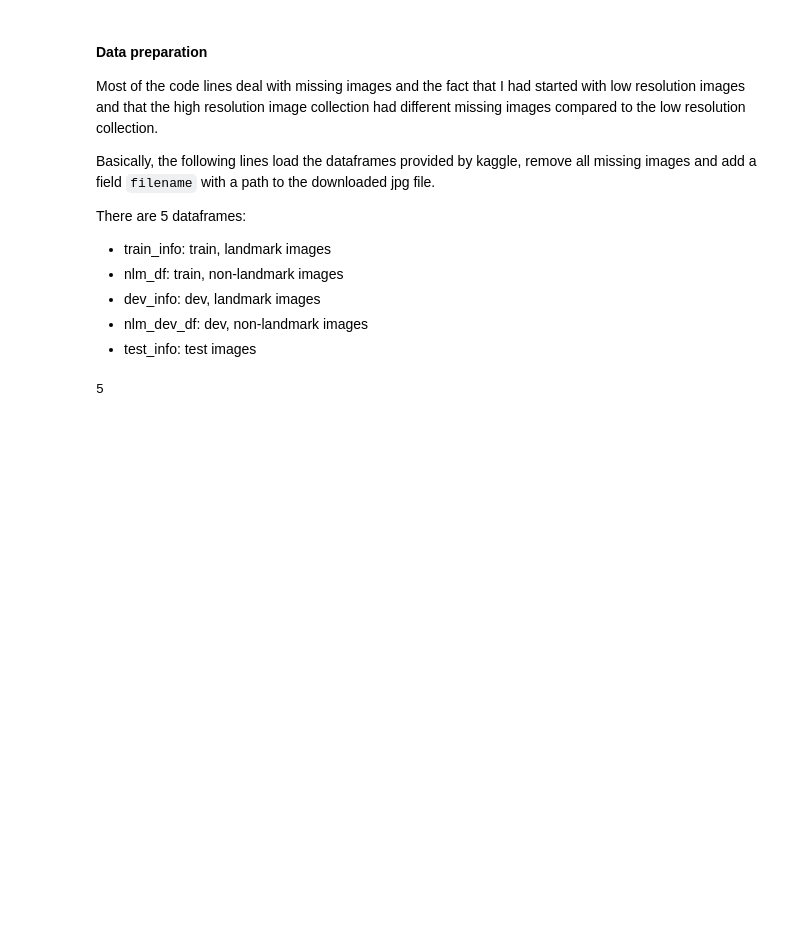
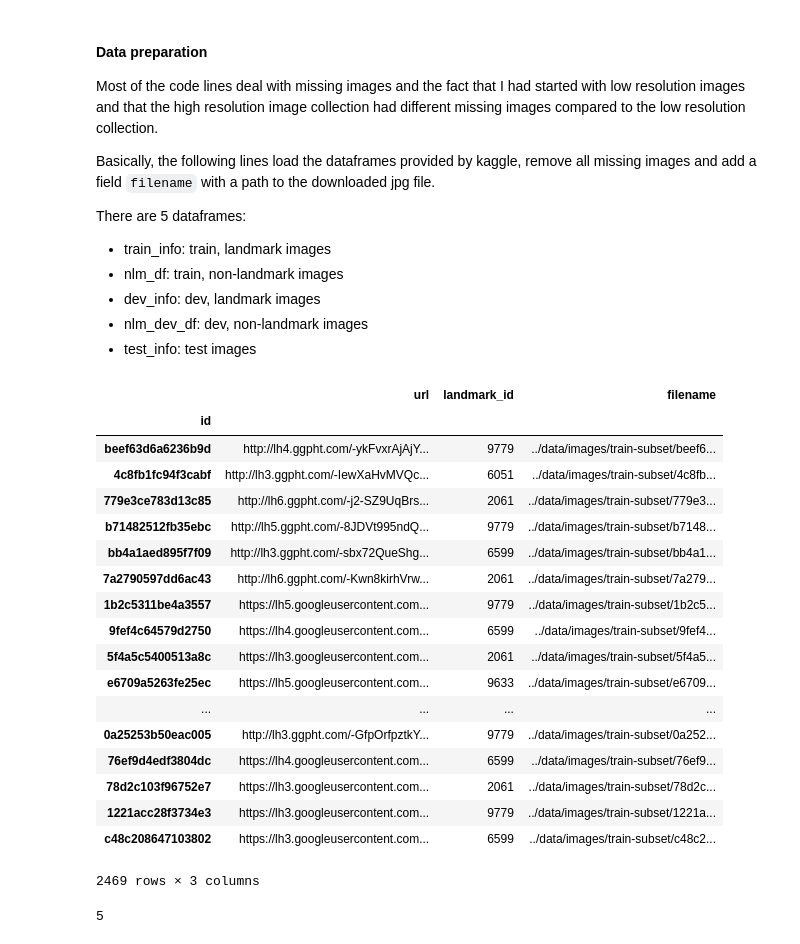
Before and after one commit to TylerYep/landmark, a Jupyter notebook: baseline/landmarks-xception.ipynb, the cells around one changed output. Cells and saved outputs as stored; diff of their text form; code cells hidden in the pictures; blank space fills up the shorter version.

```diff
--- a/baseline/landmarks-xception.ipynb
+++ b/baseline/landmarks-xception.ipynb
@@ -134,14 +134,34 @@ There are 5 dataframes:
 # %%
 train_image_files = glob.glob(train_path+'*.jpg')
 train_image_ids = [image_file.replace('.jpg', '').replace(train_path, '') for image_file in train_image_files]
 train_info_full = pd.read_csv(data_path+'train-subset.csv', index_col='id')
 train_info_full.head()
 train_info = train_info_full.loc[train_image_ids]
 train_info['filename'] = pd.Series(train_image_files, index=train_image_ids)
-
+train_info
 # Heidi: commented out b/c our subset should not be missing any images
 # train_info_correct = pd.read_csv('train_info_correct.csv', index_col='id')
 # train_info = train_info[train_info['landmark_id'].isin(train_info_correct['landmark_id'])]
+# %% [output]
+|  | url | landmark_id | filename |
+| id |  |  |  |
+| beef63d6a6236b9d | http://lh4.ggpht.com/-ykFvxrAjAjY... | 9779 | ../data/images/train-subset/beef6... |
+| 4c8fb1fc94f3cabf | http://lh3.ggpht.com/-IewXaHvMVQc... | 6051 | ../data/images/train-subset/4c8fb... |
+| 779e3ce783d13c85 | http://lh6.ggpht.com/-j2-SZ9UqBrs... | 2061 | ../data/images/train-subset/779e3... |
+| b71482512fb35ebc | http://lh5.ggpht.com/-8JDVt995ndQ... | 9779 | ../data/images/train-subset/b7148... |
+| bb4a1aed895f7f09 | http://lh3.ggpht.com/-sbx72QueShg... | 6599 | ../data/images/train-subset/bb4a1... |
+| 7a2790597dd6ac43 | http://lh6.ggpht.com/-Kwn8kirhVrw... | 2061 | ../data/images/train-subset/7a279... |
+| 1b2c5311be4a3557 | https://lh5.googleusercontent.com... | 9779 | ../data/images/train-subset/1b2c5... |
+| 9fef4c64579d2750 | https://lh4.googleusercontent.com... | 6599 | ../data/images/train-subset/9fef4... |
+| 5f4a5c5400513a8c | https://lh3.googleusercontent.com... | 2061 | ../data/images/train-subset/5f4a5... |
+| e6709a5263fe25ec | https://lh5.googleusercontent.com... | 9633 | ../data/images/train-subset/e6709... |
+| ... | ... | ... | ... |
+| 0a25253b50eac005 | http://lh3.ggpht.com/-GfpOrfpztkY... | 9779 | ../data/images/train-subset/0a252... |
+| 76ef9d4edf3804dc | https://lh4.googleusercontent.com... | 6599 | ../data/images/train-subset/76ef9... |
+| 78d2c103f96752e7 | https://lh3.googleusercontent.com... | 2061 | ../data/images/train-subset/78d2c... |
+| 1221acc28f3734e3 | https://lh3.googleusercontent.com... | 9779 | ../data/images/train-subset/1221a... |
+| c48c208647103802 | https://lh3.googleusercontent.com... | 6599 | ../data/images/train-subset/c48c2... |
+2469 rows × 3 columns
 # %%
 if not basic_version:
     non_landmark_image_files=glob.glob(non_landmark_train_path + '*.jp*g')
```
Also changed, not shown: 3 other files.
